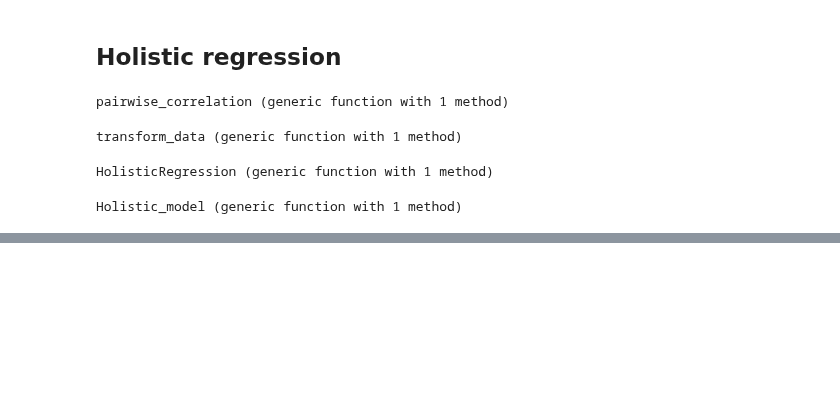
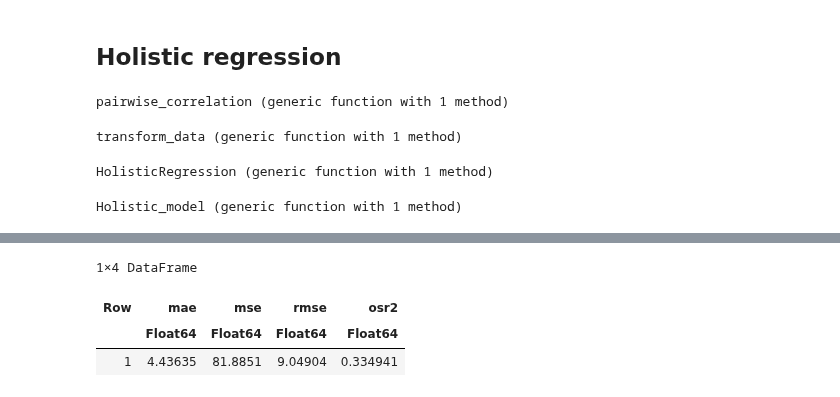
Before and after one commit to azanon00/Transfer_Strategy_Prescription, a Jupyter notebook: code/andrea_models_julia.ipynb, the cells around one changed output, grey strips where cells are left out. Cells and saved outputs as stored; diff of their text form; code cells hidden in the pictures; blank space fills up the shorter version.

```diff
--- a/code/andrea_models_julia.ipynb
+++ b/code/andrea_models_julia.ipynb
@@ -438,0 +484,8 @@ Academic license - for non-commercial use only - expires 2023-08-17
+# %%
+# transfrom and results HolReg_pred
+transform_and_results(HolReg_pred, get_target(test))
+# %% [output]
+1×4 DataFrame
+| Row | mae | mse | rmse | osr2 |
+|  | Float64 | Float64 | Float64 | Float64 |
+| 1 | 4.43635 | 81.8851 | 9.04904 | 0.334941 |
```
Also changed, not shown: parts of 6 cells of this notebook, 9 other files.
